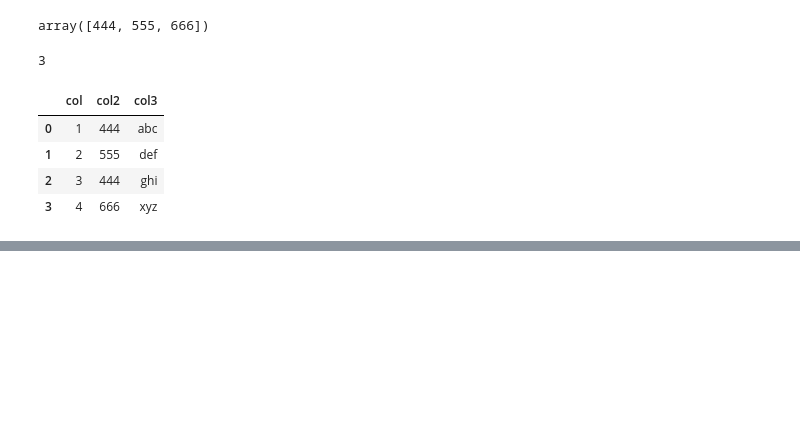
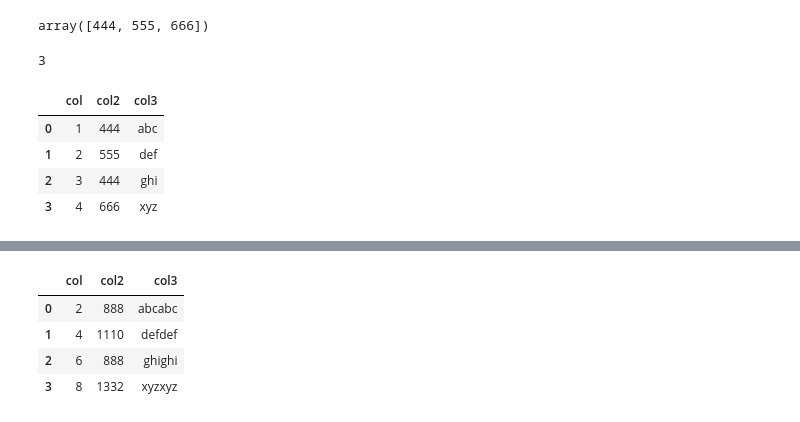
Before and after one commit to jcromerohdz/analisisDeDatosITT, a Jupyter notebook: practicas/miercoles/Seccion2-Pandas+Data+Frame-parte2.ipynb, the cells around one changed output, grey strips where cells are left out. Cells and saved outputs as stored; diff of their text form; code cells hidden in the pictures; blank space fills up the shorter version.

```diff
--- a/practicas/miercoles/Seccion2-Pandas+Data+Frame-parte2.ipynb
+++ b/practicas/miercoles/Seccion2-Pandas+Data+Frame-parte2.ipynb
@@ -337,0 +335,12 @@ df
+# %%
+def multiplica2(x):
+    return x*2
+# %%
+# programacion funcional en python
+df.apply(multiplica2)
+# %% [output]
+|  | col | col2 | col3 |
+| 0 | 2 | 888 | abcabc |
+| 1 | 4 | 1110 | defdef |
+| 2 | 6 | 888 | ghighi |
+| 3 | 8 | 1332 | xyzxyz |
```
Also changed, not shown: parts of 2 cells of this notebook.
